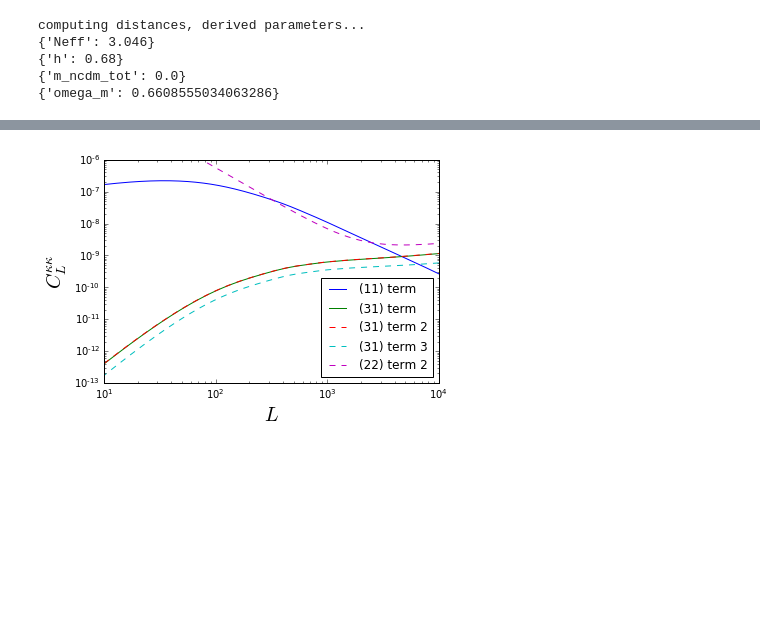
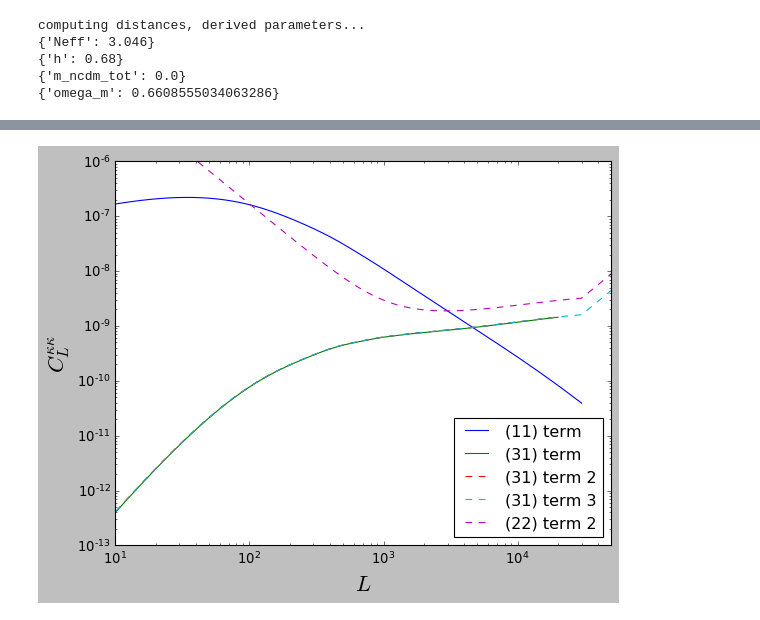
Before and after one commit to VMBoehm/BispectrumBias, a Jupyter notebook: PostBornCross.ipynb, the cells around one changed output, grey strips where cells are left out. Cells and saved outputs as stored; diff of their text form; code cells hidden in the pictures; blank space fills up the shorter version.

Commit message:
plotting 31 term up to high L

```diff
--- a/PostBornCross.ipynb
+++ b/PostBornCross.ipynb
@@ -21,7 +21,7 @@ zmin = 1e-5
 zmax = 1090.
 
 kmin = 1e-4
-kmax = 10
+kmax = 100
 
 cosmo = C.Planck2015
 
@@ -32,7 +32,7 @@ data      = C.CosmoData(cosmo[1],z)
 
 LSST_bin  = 'all'
 
-L   = np.logspace(1,4,100)
+L   = np.logspace(1,np.log10(50000),100)
 # %% [output]
 computing distances, derived parameters...
 {'Neff': 3.046}
@@ -99,7 +99,7 @@ first_kernel  = kernels.CMB_lens(data.chi_cmb,data)
 simple_kernel = kernels.CMB_lens(None,data)
 second_kernel = kernels.CMB_lens(data.chi_cmb,data)#kernels.gal_clus(kernels.dNdz_LSST,kernels.simple_bias,data,LSST_bin)
 
-PB1 = PostBorn_Bispec(data, zmin, data.z_cmb, first_kernel, second_kernel, simple_kernel, k_min=kmin,k_max=kmax, lmax=None, acc=1)
+PB1 = PostBorn_Bispec(data, zmin, data.z_cmb, first_kernel, second_kernel, simple_kernel, k_min=kmin,k_max=100, lmax=30000, acc=1)
 # %% [output]
 Initializing CLASS with halofit...
 {'k_step_super': 0.0001, 'tol_perturb_integration': 1e-06, 'perturb_sampling_stepsize': 0.01, 'k_step_super_reduction': 0.1, 'k_max_tau0_over_l_max': 5.0, 'ln10^{10}A_s': 3.062, 'h': 0.68, 'z_max_pk': ...
@@ -108,30 +108,30 @@ sigma8  0.829731941223
 # %%
 phi=np.linspace(0,2*np.pi,400)
 plt.figure()
 plt.loglog(PB1.ls,PB1.CL_born,label='(11) term')
-L1=np.logspace(-1,4,200)
+L1=np.logspace(-1,5,200)
 #(31)-term, multiply by two to get (31)+(13)
 reskk = get_31_term(L,L1,PB1.Mstarsp)
 plt.loglog(L,-reskk,label='(31) term')
 #(31)-term, multiply by two to get (31)+(13)
-L1=np.logspace(-3,4,400)
+L1=np.logspace(-3,5,400)
 reskk = get_31_term(L,L1,PB1.Mstarsp)
 plt.loglog(L,-reskk,label='(31) term 2',ls='--')
-L1=np.logspace(-3,4,400)
+L1=np.logspace(-3,5,400)
 reskk = get_31_term(L1,L,PB1.Mstarsp)
 plt.loglog(L1,-reskk,label='(31) term 3',ls='--')
 L1=np.logspace(-6,5,400)
 reskk = get_22_term2(L1,L1,phi,PB1.Mstarsp)
 plt.loglog(L1,reskk,label='(22) term 2',ls='--')
-plt.xlim(10,10000)
+plt.xlim(10,50000)
 plt.ylim(1e-13,1e-6)
 plt.legend(loc='best')
 plt.ylabel('$C_L^{\kappa\kappa}$',fontsize=20)
 plt.xlabel('$L$',fontsize=20)
 plt.savefig(plotpath+'cl_kk_pB_L1min%d.pdf'%(min(L1)), bbox_inches='tight')
 plt.show()
 # %% [output]
-[figure, old version]
+[figure, new version]
 # %%
 # first test for CMB lensing auto spectrum, change second kernel to initialize for cross
 first_kernel  = kernels.CMB_lens(data.chi_cmb,data)
```
Also changed, not shown: parts of 9 cells of this notebook, 4 other files.
